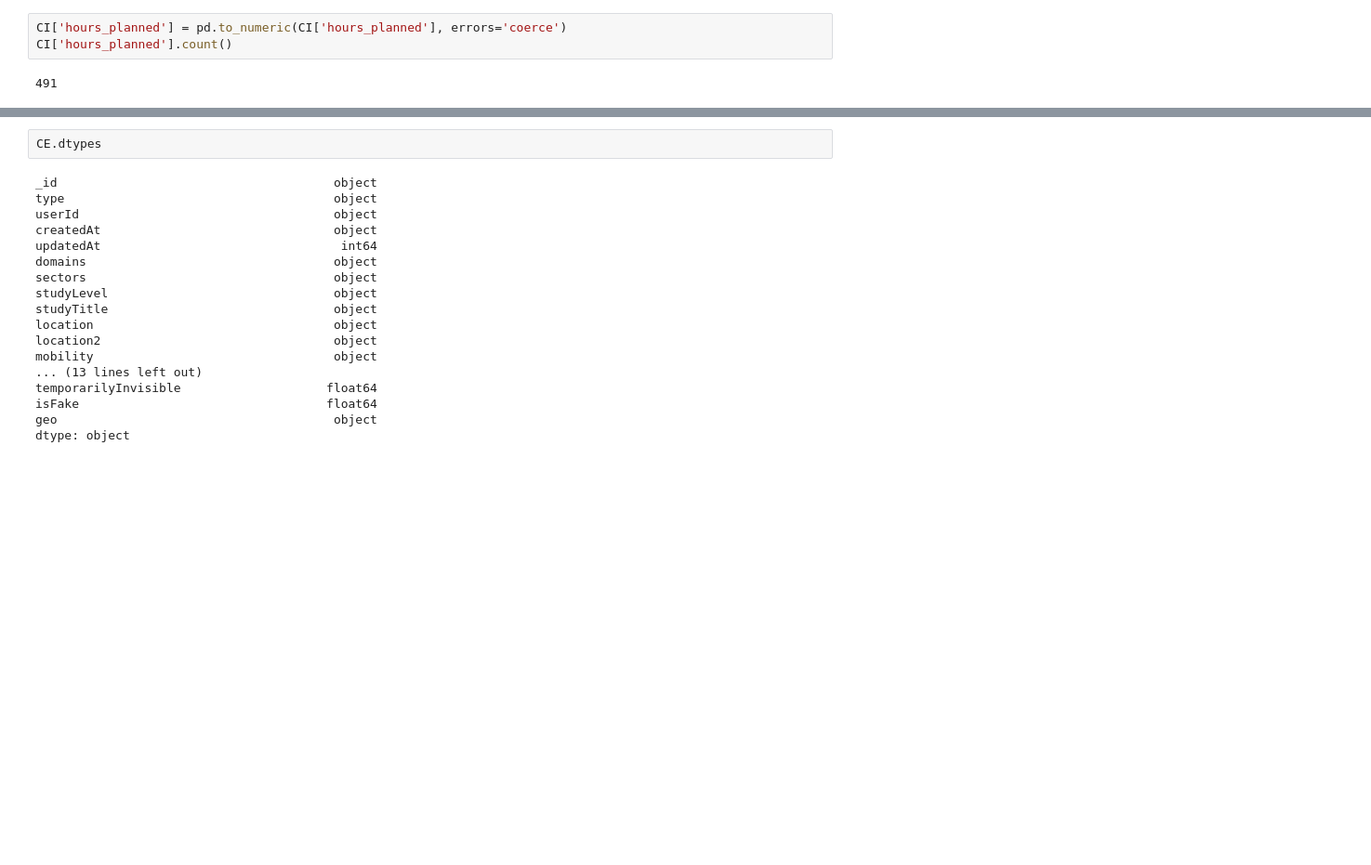
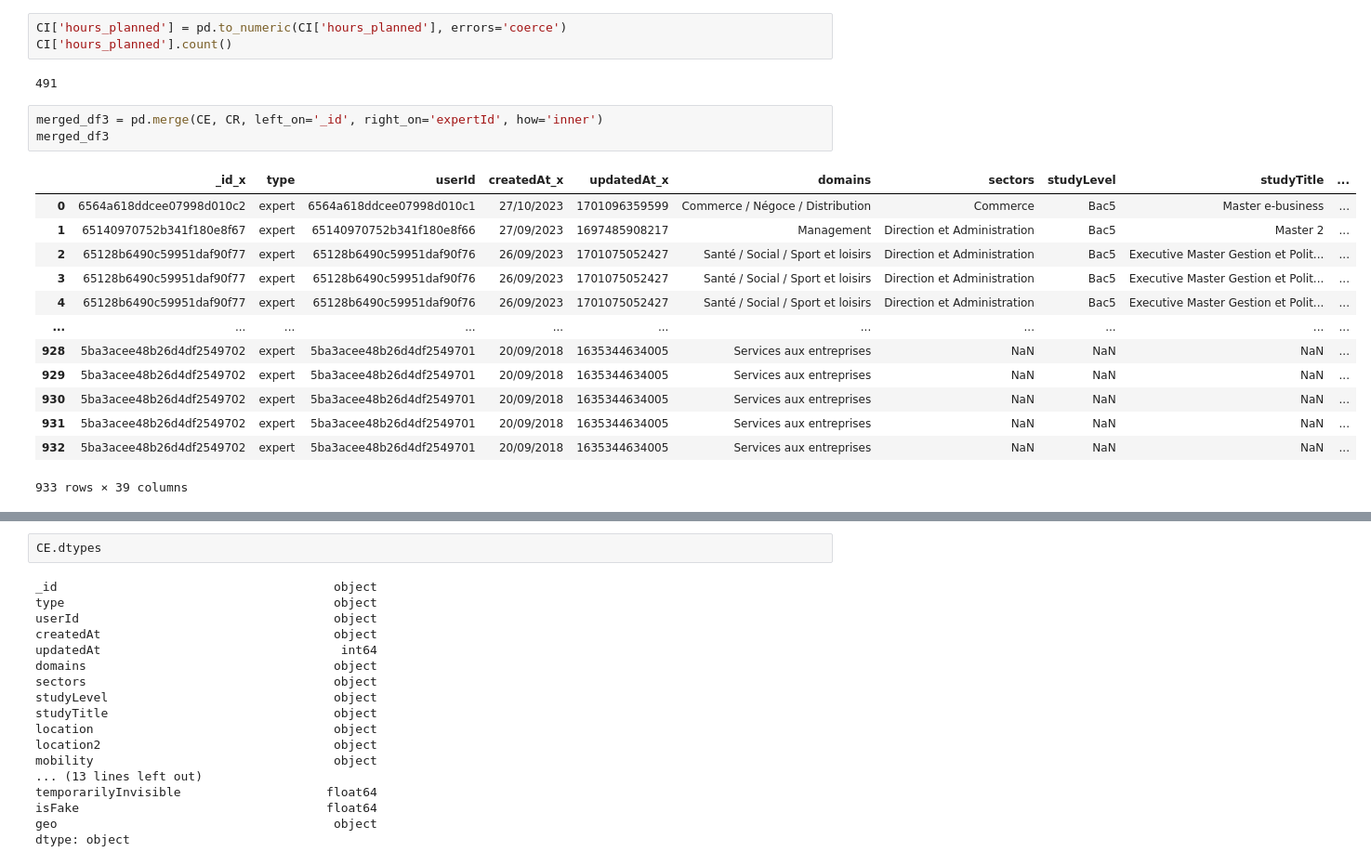
Before and after one commit to MakaoCH/Akigora, a Jupyter notebook: Akigora.ipynb, the cells around one changed output, grey strips where cells are left out. Shown at 93% size. Cells and saved outputs as stored; diff of their text form; blank space fills up the shorter version.

```diff
--- a/Akigora.ipynb
+++ b/Akigora.ipynb
@@ -114,3 +166,20 @@ CI['hours_planned'] = pd.to_numeric(CI['hours_planned'], errors='coerce')
 CI['hours_planned'].count()
 # %% [output]
 491
+# %%
+merged_df3 = pd.merge(CE, CR, left_on='_id', right_on='expertId', how='inner')
+merged_df3
+# %% [output]
+|  | _id_x | type | userId | createdAt_x | updatedAt_x | domains | sectors | studyLevel | studyTitle | ... |
+| 0 | 6564a618ddcee07998d010c2 | expert | 6564a618ddcee07998d010c1 | 27/10/2023 | 1701096359599 | Commerce / Négoce / Distribution | Commerce | Bac5 | Master e-business | ... |
+| 1 | 65140970752b341f180e8f67 | expert | 65140970752b341f180e8f66 | 27/09/2023 | 1697485908217 | Management | Direction et Administration | Bac5 | Master 2 | ... |
+| 2 | 65128b6490c59951daf90f77 | expert | 65128b6490c59951daf90f76 | 26/09/2023 | 1701075052427 | Santé / Social / Sport et loisirs | Direction et Administration | Bac5 | Executive Master Gestion et Polit... | ... |
+| 3 | 65128b6490c59951daf90f77 | expert | 65128b6490c59951daf90f76 | 26/09/2023 | 1701075052427 | Santé / Social / Sport et loisirs | Direction et Administration | Bac5 | Executive Master Gestion et Polit... | ... |
+| 4 | 65128b6490c59951daf90f77 | expert | 65128b6490c59951daf90f76 | 26/09/2023 | 1701075052427 | Santé / Social / Sport et loisirs | Direction et Administration | Bac5 | Executive Master Gestion et Polit... | ... |
+| ... | ... | ... | ... | ... | ... | ... | ... | ... | ... | ... |
+| 928 | 5ba3acee48b26d4df2549702 | expert | 5ba3acee48b26d4df2549701 | 20/09/2018 | 1635344634005 | Services aux entreprises | NaN | NaN | NaN | ... |
+| 929 | 5ba3acee48b26d4df2549702 | expert | 5ba3acee48b26d4df2549701 | 20/09/2018 | 1635344634005 | Services aux entreprises | NaN | NaN | NaN | ... |
+| 930 | 5ba3acee48b26d4df2549702 | expert | 5ba3acee48b26d4df2549701 | 20/09/2018 | 1635344634005 | Services aux entreprises | NaN | NaN | NaN | ... |
+| 931 | 5ba3acee48b26d4df2549702 | expert | 5ba3acee48b26d4df2549701 | 20/09/2018 | 1635344634005 | Services aux entreprises | NaN | NaN | NaN | ... |
+| 932 | 5ba3acee48b26d4df2549702 | expert | 5ba3acee48b26d4df2549701 | 20/09/2018 | 1635344634005 | Services aux entreprises | NaN | NaN | NaN | ... |
+933 rows × 39 columns
```
Also changed, not shown: parts of 8 cells of this notebook, 3 other files.
